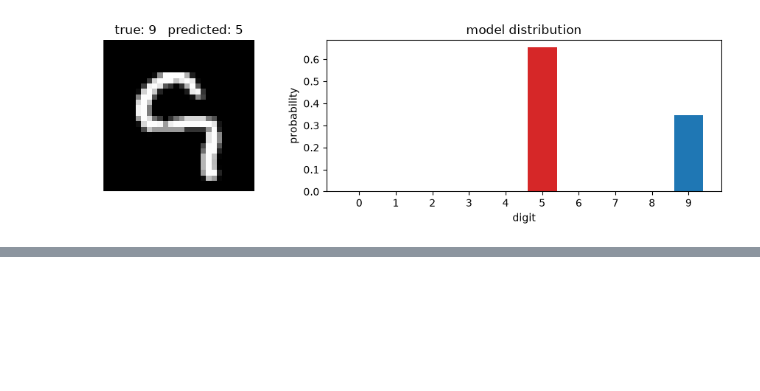
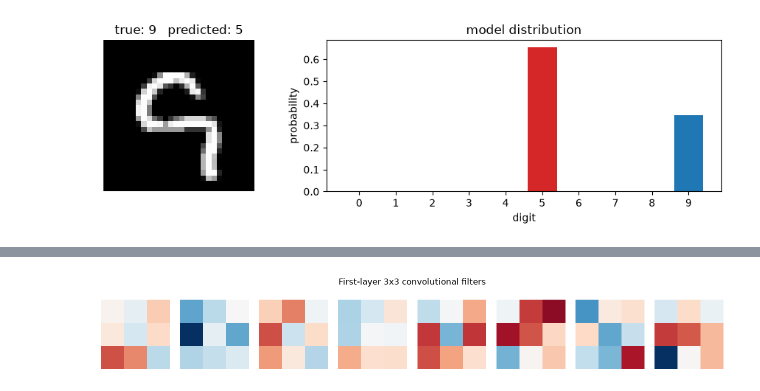
Before and after one commit to Mainak-2006/MNIST-Neural-Network, a Jupyter notebook: notebooks/mnist_from_scratch.ipynb, the cells around one changed output, grey strips where cells are left out. Saved outputs shown, nothing was run; the diff lists cells and outputs as text; code cells hidden in the pictures; blank space fills up the shorter version.

```diff
--- a/notebooks/mnist_from_scratch.ipynb
+++ b/notebooks/mnist_from_scratch.ipynb
@@ -344,0 +537,12 @@ Ideas to extend the model (see the README for more):
+# %%
+# Train the CNN for a few epochs (Adam, small subset for speed).
+run = Namespace(lr=1e-3, lr_schedule="none", lr_decay=1.0, lr_step_size=5,
+                lr_final_frac=0.0, epochs=5, batch_size=128, seed=0)
+
+x_train_ch = x_train_img[:8000, None]      # (N, 1, 28, 28)
+x_test_ch = x_test_img[:, None]
+cnn = ConvNet(seed=0)
+opt = make_optimizer("adam", cnn.weight_layers, lr=1e-3)
+cnn, ch = train_model(cnn, x_train_ch, y_train[:8000], x_test_ch, y_test,
+                      optimizer=opt, args=run)
+print(f"\nCNN test accuracy: {ch['test_acc'][-1] * 100:.2f}%")
@@ -344,0 +557,14 @@ Ideas to extend the model (see the README for more):
+# %%
+# The learned 3x3 filters of the first conv layer.
+filters = [cnn.weight_layers[0].W[o, 0]
+           for o in range(cnn.weight_layers[0].W.shape[0])]
+vmax = max(float(np.abs(f).max()) for f in filters) or 1.0
+fig, axes = plt.subplots(1, len(filters), figsize=(1.6 * len(filters), 2))
+for ax, f in zip(np.atleast_1d(axes), filters):
+    ax.imshow(f, cmap="RdBu_r", vmin=-vmax, vmax=vmax)
+    ax.axis("off")
+fig.suptitle("First-layer 3x3 convolutional filters")
+fig.tight_layout()
+plt.show()
+# %% [output]
+[figure, added]
```
Also changed, not shown: parts of 17 cells of this notebook, 9 other files.
